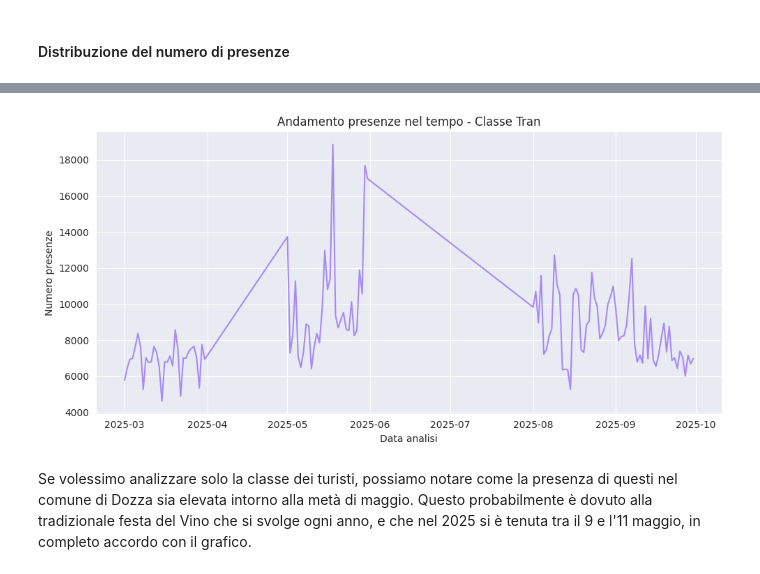
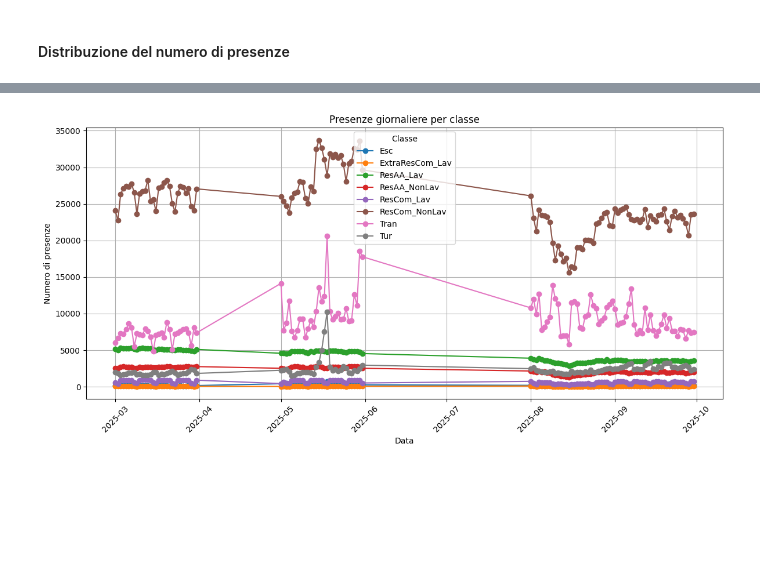
Before and after one commit to nbicocchi/S4C-Project, a Jupyter notebook: experiments/dataset2025/data_analysis/presence_analysis.ipynb, the cells around one changed output, grey strips where cells are left out. Saved outputs shown, nothing was run; the diff lists cells and outputs as text; code cells hidden in the pictures; blank space fills up the shorter version.

```diff
--- a/experiments/dataset2025/data_analysis/presence_analysis.ipynb
+++ b/experiments/dataset2025/data_analysis/presence_analysis.ipynb
@@ -111,20 +75,22 @@ df_classe = df[df["classe"] == target]
-# %%
-df_trend = (
-    df_classe.groupby("data_analisi")["n_presenze"]
-    .sum()
-    .reset_index()
-    .sort_values("data_analisi")
-)
-
-plt.figure(figsize=(10, 5))
-plt.plot(df_trend["data_analisi"], df_trend["n_presenze"], linestyle="-", color=palette[6])
-plt.title(f"Andamento presenze nel tempo - Classe {target}")
-plt.xlabel("Data analisi")
-plt.ylabel("Numero presenze")
-plt.grid(True)
-plt.tight_layout()
-plt.show()
-# %% [output]
-[figure, removed]
-# %% [markdown]
-Se volessimo analizzare solo la classe dei turisti, possiamo notare come la presenza di questi nel comune di Dozza sia elevata intorno alla metà di maggio. Questo probabilmente è dovuto alla tradizionale festa del Vino che si svolge ogni anno, e che nel 2025 si è tenuta tra il 9 e l'11 maggio, in completo accordo con il grafico.
+# %%
+# Raggruppa per giorno e tipo, somma le presenze
+summary = df.groupby(['data_analisi', 'classe'])['n_presenze'].sum().reset_index()
+
+# Pivot per avere una colonna per tipo
+pivot = summary.pivot(index='data_analisi', columns='classe', values='n_presenze').fillna(0)
+
+# Grafico a linee
+plt.figure(figsize=(12,6))
+for col in pivot.columns:
+    plt.plot(pivot.index, pivot[col], marker='o', label=col)
+
+plt.title("Presenze giornaliere per classe")
+plt.xlabel("Data")
+plt.ylabel("Numero di presenze")
+plt.legend(title="Classe")
+plt.xticks(rotation=45)
+plt.grid(True)
+plt.tight_layout()
+plt.show()
+# %% [output]
+[figure, added]
```
Also changed, not shown: parts of 13 cells of this notebook, 2 other files.
